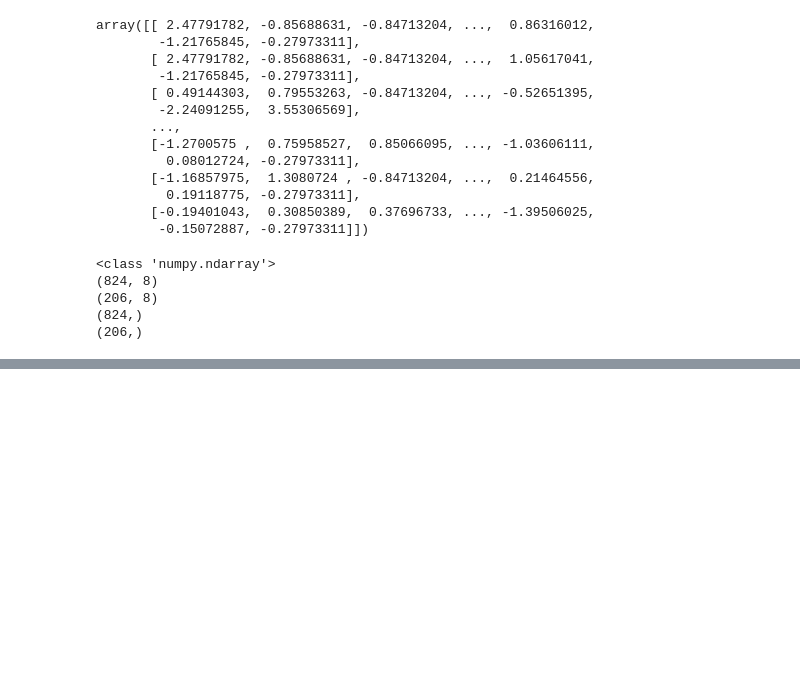
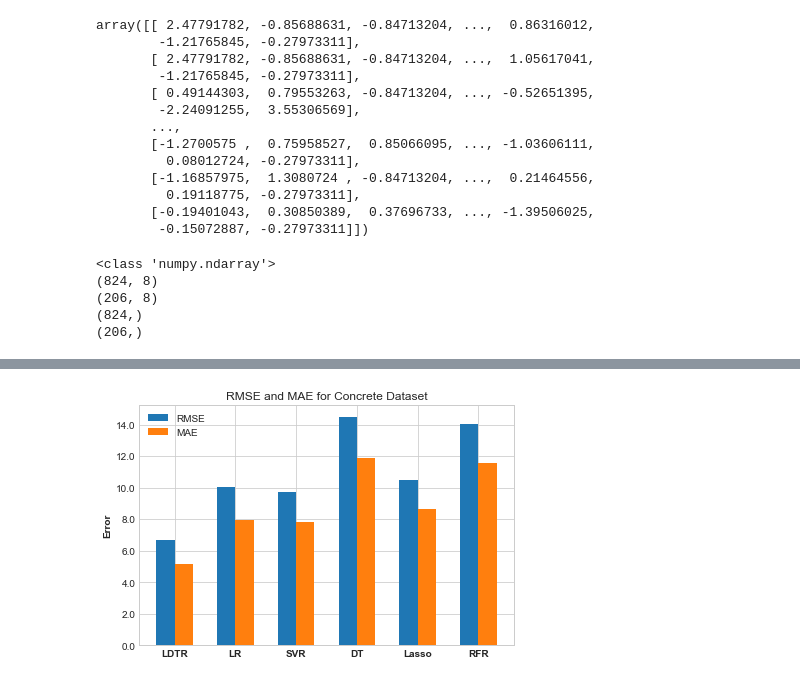
Before and after one commit to Nihal2000/sklearn-dev-0.0, a Jupyter notebook: test_0.3.ipynb, the cells around one changed output, grey strips where cells are left out. Saved outputs shown, nothing was run; the diff lists cells and outputs as text; code cells hidden in the pictures; blank space fills up the shorter version.

```diff
--- a/test_0.3.ipynb
+++ b/test_0.3.ipynb
@@ -163,0 +148,23 @@ Mean squared error: 90.08
+# %%
+def regression_model(model):
+    regressor = model
+    regressor.fit(X_train,y_train)
+    y_pred = regressor.predict(X_test)
+    rmse = np.sqrt(mean_squared_error(y_test, y_pred))
+    mae = mean_absolute_error(y_test, y_pred)
+    return rmse,mae
+
+
+model_performance = pd.DataFrame(columns = ["Model","RMSE","MAE"])
+model_to_evaluate = [ldtr(max_depth= 1),
+                     LinearRegression(n_jobs = -1),
+                     SVR(kernel = 'rbf'),
+                     DecisionTreeRegressor(max_depth = 1, min_samples_leaf= 3, min_samples_split= 6),
+                     Lasso(),
+                    RandomForestRegressor(max_depth = 1,n_jobs = -1)]
+
+for model in model_to_evaluate:
+    rmse,mae = regression_model(model)
+    model_performance = model_performance.append({"Model" : model,"RMSE" : rmse,"MAE": mae},ignore_index = True)
+
+model_performance
@@ -164,3 +179,27 @@ Mean squared error: 90.08
+# %%
+labels = ['LDTR','LR','SVR','DT','Lasso','RFR']
+
+x = np.arange(len(labels))
+width = 0.3
+
+fig, ax = plt.subplots()
+rects1 = ax.bar(x - width/2, model_performance['RMSE'], width, label='RMSE')
+rects2 = ax.bar(x + width/2, model_performance['MAE'], width, label='MAE')
+
+ax.set_ylabel('Error',fontweight = 'bold')
+ax.set_title('RMSE and MAE for Concrete Dataset')
+ax.set_xticks(x)
+ax.set_xticklabels(labels,fontweight = 'bold')
+# ax.set_yticklabels([0.0,2.0,4.0,6.0,8.0,10.0,12.0,14.0,16.0])
+ax.yaxis.set_major_formatter(FormatStrFormatter('%.1f'))
+ax.legend()
+
+
+fig.tight_layout()
+plt.savefig('B:/concrete.png')
+plt.show()
+# %% [output]
+[figure, added]
 # %%
 for i in range(X_train.shape[1]):
     plt.scatter(X_train[:, i], y_train,  color='black')
```
Also changed, not shown: parts of 12 cells of this notebook, 4 other files.
